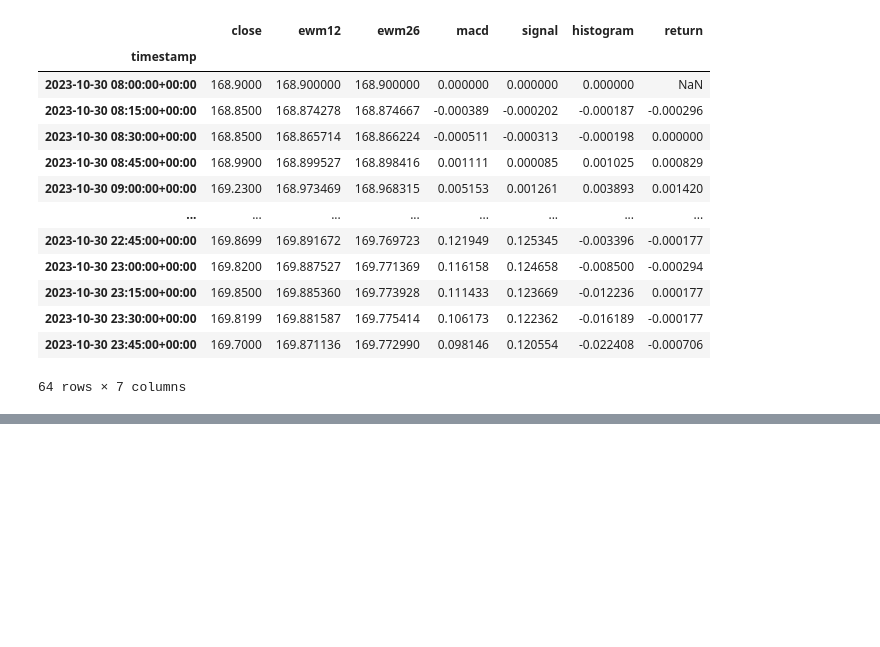
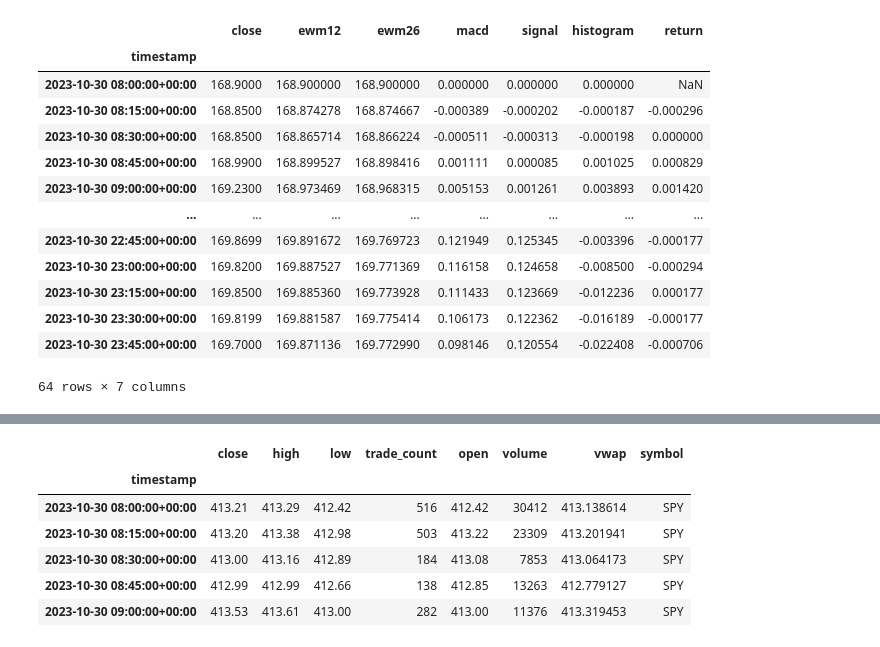
Before and after one commit to itzryanstowers/Ryans, a Jupyter notebook: Momentum_MACD_harith_teamwork.ipynb, the cells around one changed output, grey strips where cells are left out. Saved outputs shown, nothing was run; the diff lists cells and outputs as text; code cells hidden in the pictures; blank space fills up the shorter version.

```diff
--- a/Momentum_MACD_harith_teamwork.ipynb
+++ b/Momentum_MACD_harith_teamwork.ipynb
@@ -310,3 +344,31 @@ X_plot = trades['close'].hvplot.line(
 X_plot
 # %% [output]
 [interactive output not drawn]
+# %%
+# Format current date as ISO format
+start_time=pd.Timestamp('2023-10-30', tz='America/New_York').isoformat()
+end_time=pd.Timestamp('2023-10-31', tz='America/New_York').isoformat()
+
+# Set the tickers
+tickers = ["SPY"]
+
+# Set timeframe to "1Minute" for Alpaca API
+timeframe = "15Min"
+
+# Get current closing prices for AAPL and SP500
+df_spy=alpaca.get_bars(
+    tickers,
+    timeframe,
+    start=start_time,
+    end=end_time
+).df
+
+df_spy.head()
+# %% [output]
+|  | close | high | low | trade_count | open | volume | vwap | symbol |
+| timestamp |  |  |  |  |  |  |  |  |
+| 2023-10-30 08:00:00+00:00 | 413.21 | 413.29 | 412.42 | 516 | 412.42 | 30412 | 413.138614 | SPY |
+| 2023-10-30 08:15:00+00:00 | 413.20 | 413.38 | 412.98 | 503 | 413.22 | 23309 | 413.201941 | SPY |
+| 2023-10-30 08:30:00+00:00 | 413.00 | 413.16 | 412.89 | 184 | 413.08 | 7853 | 413.064173 | SPY |
+| 2023-10-30 08:45:00+00:00 | 412.99 | 412.99 | 412.66 | 138 | 412.85 | 13263 | 412.779127 | SPY |
+| 2023-10-30 09:00:00+00:00 | 413.53 | 413.61 | 413.00 | 282 | 413.00 | 11376 | 413.319453 | SPY |
```
Also changed, not shown: parts of 15 cells of this notebook.
